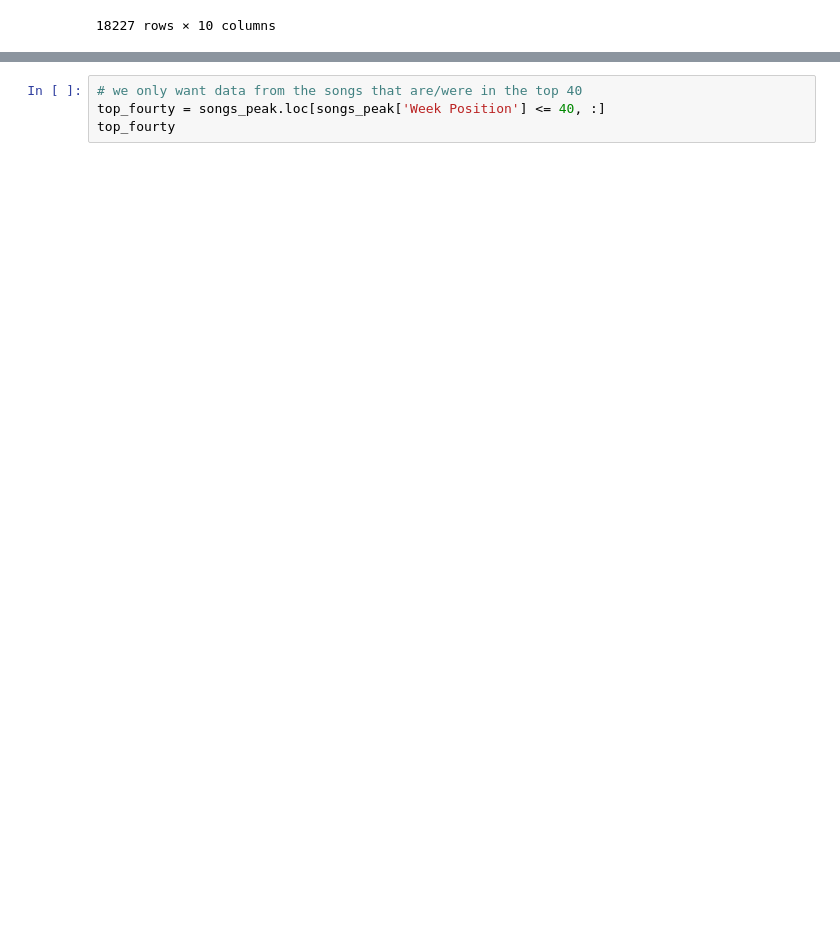
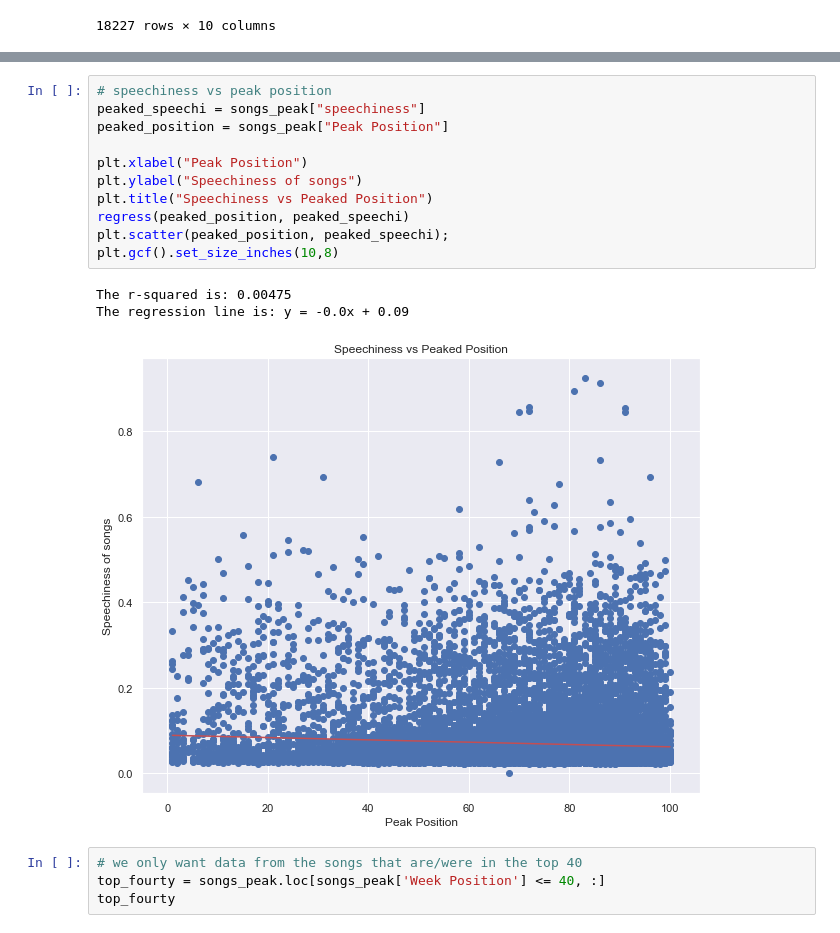
Before and after one commit to LRiceBall/Project-Group-5, a Jupyter notebook: start.ipynb, the cells around one changed output, grey strips where cells are left out. Cells and saved outputs as stored; diff of their text form; blank space fills up the shorter version.

```diff
--- a/start.ipynb
+++ b/start.ipynb
@@ -111,3 +161,18 @@ songs_peak
+# %%
+# speechiness vs peak position
+peaked_speechi = songs_peak["speechiness"]
+peaked_position = songs_peak["Peak Position"]
+
+plt.xlabel("Peak Position")
+plt.ylabel("Speechiness of songs")
+plt.title("Speechiness vs Peaked Position")
+regress(peaked_position, peaked_speechi)
+plt.scatter(peaked_position, peaked_speechi);
+plt.gcf().set_size_inches(10,8)
+# %% [output]
+The r-squared is: 0.00475
+The regression line is: y = -0.0x + 0.09
+[figure, added]
 # %%
 # we only want data from the songs that are/were in the top 40
 top_fourty = songs_peak.loc[songs_peak['Week Position'] <= 40, :]
```
Also changed, not shown: parts of 7 cells of this notebook.
